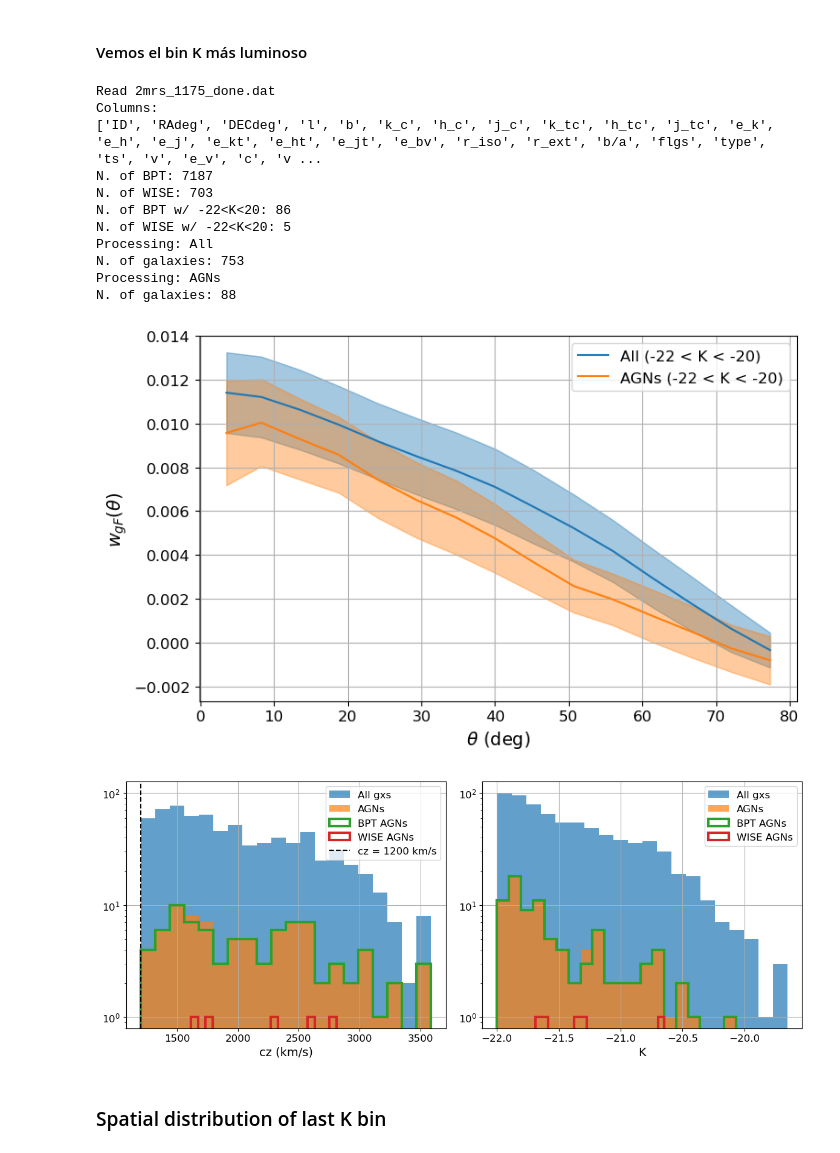
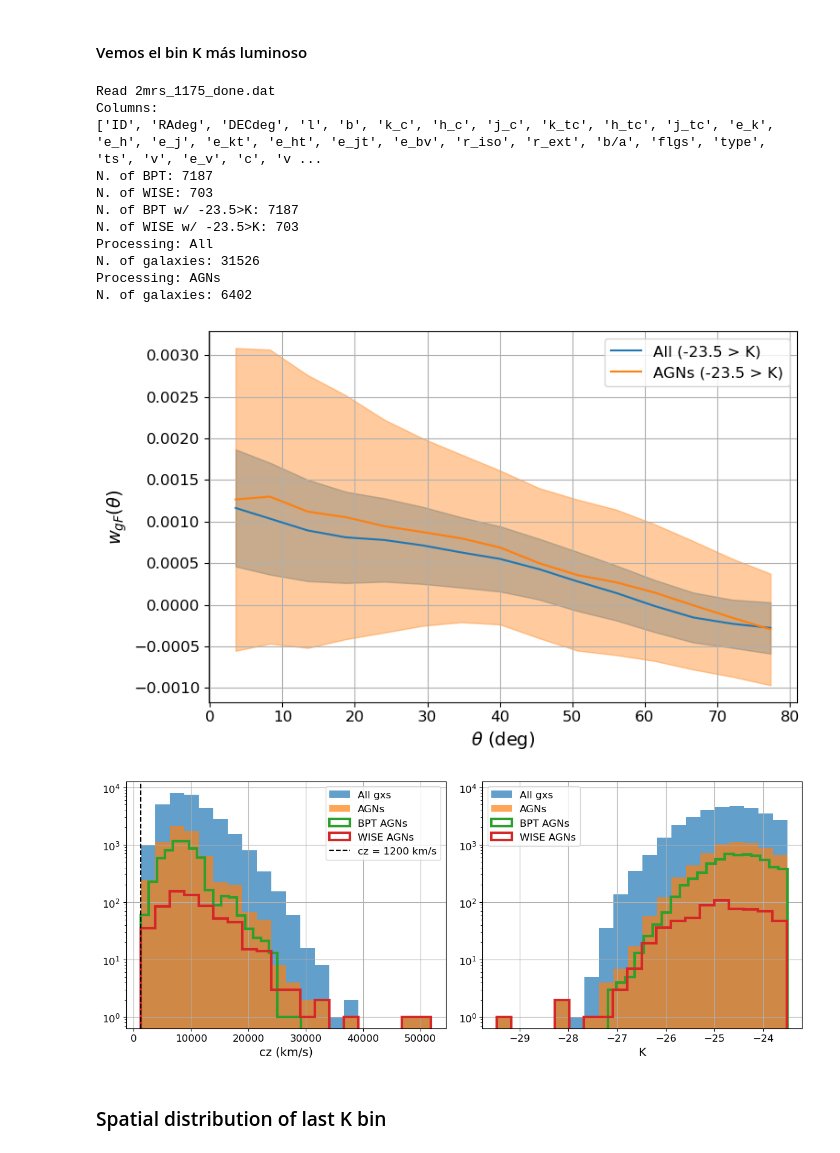
Before and after one commit to FedeDavilaKurban/Auger, a Jupyter notebook: plot4_paper1.ipynb, the cells around one changed output. Drawn from its saved outputs; the diff is of its cells as text; code cells hidden in the pictures.

Commit message:
fixing plot3-4_paper1

```diff
--- a/plot4_paper1.ipynb
+++ b/plot4_paper1.ipynb
@@ -524,9 +524,8 @@ fcat = treecorr.Catalog(ra=flux_ra, dec=flux_dec, k=flux_val,
 print('N. of BPT:', len(agns_bpt))
 print('N. of WISE:', len(agns_wise))
 
-print('N. of BPT w/ -22<K<20:', len(agns_bpt[(agns_bpt['K_abs'] <= -20.0) & (agns_bpt['K_abs'] >= -22.0)]))
-print('N. of WISE w/ -22<K<20:', len(agns_wise[(agns_wise['K_abs'] <= -20.0) & (agns_wise['K_abs'] >= -22.0)]))
-
+print('N. of BPT w/ -23.5>K:', len(agns_bpt[(agns_bpt['K_abs'] <= -20.0)]))
+print('N. of WISE w/ -23.5>K:', len(agns_wise[(agns_wise['K_abs'] <= -20.0)]))
 
 
 """
@@ -538,8 +537,8 @@ samples = ['All', 'AGNs']
 colors = ['C0', 'C1']  # Colors for each sample
 
 # === CUT IN K ===
-agns_K = agns[(agns['K_abs'] >= -22.0)]  # Apply magnitude cut for AGNs
-gxs_K = gxs[(gxs['M_Ks']>=-22.)]  # Apply magnitude cut
+agns_K = agns[(agns['K_abs'] <= -23.5)]  # Apply magnitude cut for AGNs
+gxs_K = gxs[(gxs['M_Ks'] <= -23.5)]  # Apply magnitude cut
 
 for color, sample in zip(colors, samples):
 
@@ -572,7 +571,7 @@ for color, sample in zip(colors, samples):
 
     plt.fill_between(nk.meanr, xi - varxi**0.5, xi + varxi**0.5,
                      color=color, alpha=0.4)  # Add error band
-    plt.plot(nk.meanr, xi, color=color, label=f'{sample} (-22 < K < -20)')
+    plt.plot(nk.meanr, xi, color=color, label=f'{sample} (-23.5 > K)')
 
 # Set font sizes
 plt.rcParams.update({
@@ -598,48 +597,48 @@ Columns:
 ['ID', 'RAdeg', 'DECdeg', 'l', 'b', 'k_c', 'h_c', 'j_c', 'k_tc', 'h_tc', 'j_tc', 'e_k', 'e_h', 'e_j', 'e_kt', 'e_ht', 'e_jt', 'e_bv', 'r_iso', 'r_ext', 'b/a', 'flgs', 'type', 'ts', 'v', 'e_v', 'c', 'v ...
 N. of BPT: 7187
 N. of WISE: 703
-N. of BPT w/ -22<K<20: 86
-N. of WISE w/ -22<K<20: 5
+N. of BPT w/ -23.5>K: 7187
+N. of WISE w/ -23.5>K: 703
 Processing: All
-N. of galaxies: 753
+N. of galaxies: 31526
 Processing: AGNs
-N. of galaxies: 88
+N. of galaxies: 6402
-[figure, old version]
+[figure, new version]
 # %%
-agns_bpt_K = agns_bpt[(agns_bpt['K_abs'] >= -22.0)]  # Apply magnitude cut for BPT AGNs
-agns_wise_K = agns_wise[(agns_wise['K_abs'] >= -22.0)]  # Apply magnitude cut for WISE AGNs
+agns_bpt_K = agns_bpt[(agns_bpt['K_abs'] <= -23.5)]  # Apply magnitude cut for BPT AGNs
+agns_wise_K = agns_wise[(agns_wise['K_abs'] <= -23.5)]  # Apply magnitude cut for WISE AGNs
 
 plt.figure(figsize=(12, 5))
 
 ax1 = plt.subplot(121)
 ax2 = plt.subplot(122, sharey=ax1)
 
 # CZ
 density = False
 ax1.hist(gxs_K['cz'], bins=20, alpha=0.7, label='All gxs', color='C0', density=density)
 ax1.hist(agns_K['cz'], bins=20, alpha=0.7, label='AGNs', color='C1', density=density)
 ax1.hist(agns_bpt_K['cz'], bins=20, alpha=1, label='BPT AGNs', color='C2', density=density, histtype='step', linewidth=3)
 ax1.hist(agns_wise_K['cz'], bins=20, alpha=1, label='WISE AGNs', color='C3', density=density, histtype='step', linewidth=3)
 ax1.axvline(1200, color='k', linestyle='--', label='cz = 1200 km/s')
 ax1.set_yscale('log')
 ax1.set_xlabel('cz (km/s)')
 ax1.grid()
 ax1.legend()
 
 # K_abs
 ax2.hist(gxs_K['M_Ks'], bins=20, alpha=0.7, label='All gxs', color='C0', density=density)
 ax2.hist(agns_K['K_abs'], bins=20, alpha=0.7, label='AGNs', color='C1', density=density)
 ax2.hist(agns_bpt_K['K_abs'], bins=20, alpha=1, label='BPT AGNs',  color='C2', density=density, histtype='step', linewidth=3)
 ax2.hist(agns_wise_K['K_abs'], bins=20, alpha=1, label='WISE AGNs',  color='C3', density=density, histtype='step', linewidth=3)
 ax2.set_yscale('log')
 ax2.set_xlabel('K')
 ax2.grid()
 ax2.legend()
 
 plt.tight_layout()
 plt.show()
 # %% [output]
-[figure, old version]
+[figure, new version]
 # %% [markdown]
 ### Spatial distribution of last K bin
 # %%
```
Also changed, not shown: parts of 7 cells of this notebook, 1 other file.
